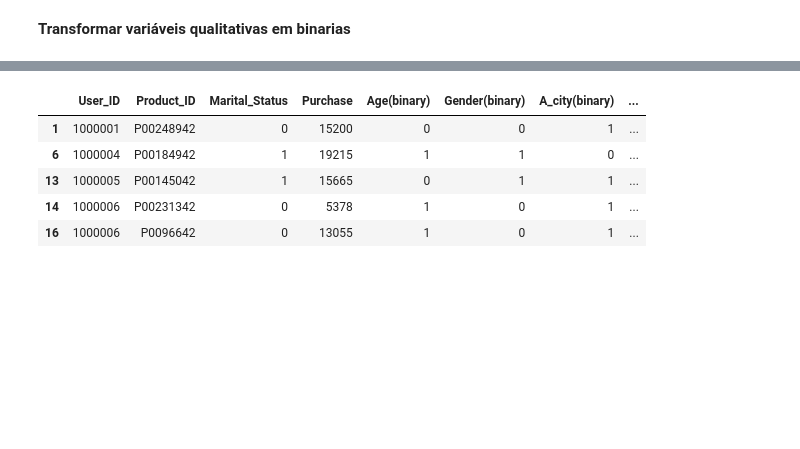
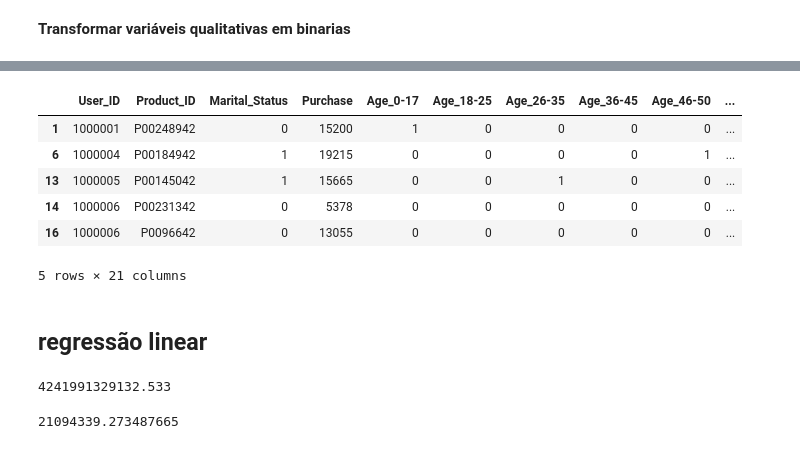
Before and after one commit to tluigimm/Projeto-3-CD, a Jupyter notebook: Trabalho 3.ipynb, the cells around one changed output, grey strips where cells are left out. Saved outputs shown, nothing was run; the diff lists cells and outputs as text; code cells hidden in the pictures; blank space fills up the shorter version.

```diff
--- a/Trabalho 3.ipynb
+++ b/Trabalho 3.ipynb
@@ -169,0 +116,3 @@ s_tempo_cidadeBinario = pd.Series(tempo_cidade_binario, name='Stay_In_Current_Ci
+# %%
+s_idadesBinaria = pd.get_dummies(df, columns=['Age']).loc[:,['Age_0-17', 'Age_18-25', 'Age_26-35', 'Age_36-45', 'Age_46-50', 'Age_51-55', 'Age_55+']]
+s_idadesBinaria.head()
@@ -169,0 +126,3 @@ s_tempo_cidadeBinario = pd.Series(tempo_cidade_binario, name='Stay_In_Current_Ci
+# %%
+s_SexoBinario = pd.get_dummies(df, columns=['Gender']).loc[:,['Gender_F', 'Gender_M']]
+s_SexoBinario.head()
@@ -169,0 +136,3 @@ s_tempo_cidadeBinario = pd.Series(tempo_cidade_binario, name='Stay_In_Current_Ci
+# %%
+s_regiao = pd.get_dummies(df, columns=['City_Category']).loc[:,['City_Category_A', 'City_Category_B', 'City_Category_C']]
+s_regiao.head()
@@ -169,0 +146,3 @@ s_tempo_cidadeBinario = pd.Series(tempo_cidade_binario, name='Stay_In_Current_Ci
+# %%
+s_tempo_cidadeBinario = pd.get_dummies(df, columns=['Stay_In_Current_City_Years']).loc[:,['Stay_In_Current_City_Years_0', 'Stay_In_Current_City_Years_1', 'Stay_In_Current_City_Years_2', 'Stay_In_Current_City_Years_3', 'Stay_In_Current_City_Years_4+']]
+s_tempo_cidadeBinario.head()
@@ -170,18 +156,19 @@ s_tempo_cidadeBinario = pd.Series(tempo_cidade_binario, name='Stay_In_Current_Ci
 # %%
 data0 = df.join(s_idadesBinaria, how='right', rsuffix=' ')
 data1 = data0.join(s_SexoBinario, how='right', rsuffix=' ')
-data2 = data1.join(s_regiaoA, how='right', rsuffix=' ')
-data3 = data2.join(s_regiaoB, how='right', rsuffix=' ')
-data4 = data3.join(s_regiaoC, how='right', rsuffix=' ')
-data5 = data4.join(s_tempo_cidadeBinario, how='right', rsuffix=' ')
+data2 = data1.join(s_regiao, how='right', rsuffix=' ')
+data3 = data2.join(s_tempo_cidadeBinario, how='right', rsuffix=' ')
 
-data5.dropna(inplace=True)
-data = data5.drop(axis=1, columns=['Age', 'Stay_In_Current_City_Years', 'Product_Category_1', 'Product_Category_2', 'Product_Category_3', 'Occupation', 'Gender', 'City_Category'])
+data3.dropna(inplace=True)
+data = data3.drop(axis=1, columns=['Age', 'Stay_In_Current_City_Years', 'Product_Category_1', 'Product_Category_2', 'Product_Category_3', 'Occupation', 'Gender', 'City_Category'])
 data.head()
 # %% [output]
-|  | User_ID | Product_ID | Marital_Status | Purchase | Age(binary) | Gender(binary) | A_city(binary) | ... |
-| 1 | 1000001 | P00248942 | 0 | 15200 | 0 | 0 | 1 | ... |
-| 6 | 1000004 | P00184942 | 1 | 19215 | 1 | 1 | 0 | ... |
-| 13 | 1000005 | P00145042 | 1 | 15665 | 0 | 1 | 1 | ... |
-| 14 | 1000006 | P00231342 | 0 | 5378 | 1 | 0 | 1 | ... |
-| 16 | 1000006 | P0096642 | 0 | 13055 | 1 | 0 | 1 | ... |
+|  | User_ID | Product_ID | Marital_Status | Purchase | Age_0-17 | Age_18-25 | Age_26-35 | Age_36-45 | Age_46-50 | ... |
+| 1 | 1000001 | P00248942 | 0 | 15200 | 1 | 0 | 0 | 0 | 0 | ... |
+| 6 | 1000004 | P00184942 | 1 | 19215 | 0 | 0 | 0 | 0 | 1 | ... |
+| 13 | 1000005 | P00145042 | 1 | 15665 | 0 | 0 | 1 | 0 | 0 | ... |
+| 14 | 1000006 | P00231342 | 0 | 5378 | 0 | 0 | 0 | 0 | 0 | ... |
+| 16 | 1000006 | P0096642 | 0 | 13055 | 0 | 0 | 0 | 0 | 0 | ... |
+5 rows × 21 columns
+# %% [markdown]
+## **regressão linear**
@@ -187,0 +178,5 @@ data.head()
+# %%
+Sxx = np.sum((x - x_)**2)
+Sxx
+# %% [output]
+4241991329132.533
@@ -187,0 +186,5 @@ data.head()
+# %%
+Sxy = sum((x - x_)*(y - y_))
+Sxy
+# %% [output]
+21094339.273487665
```
Also changed, not shown: parts of 18 cells of this notebook.
